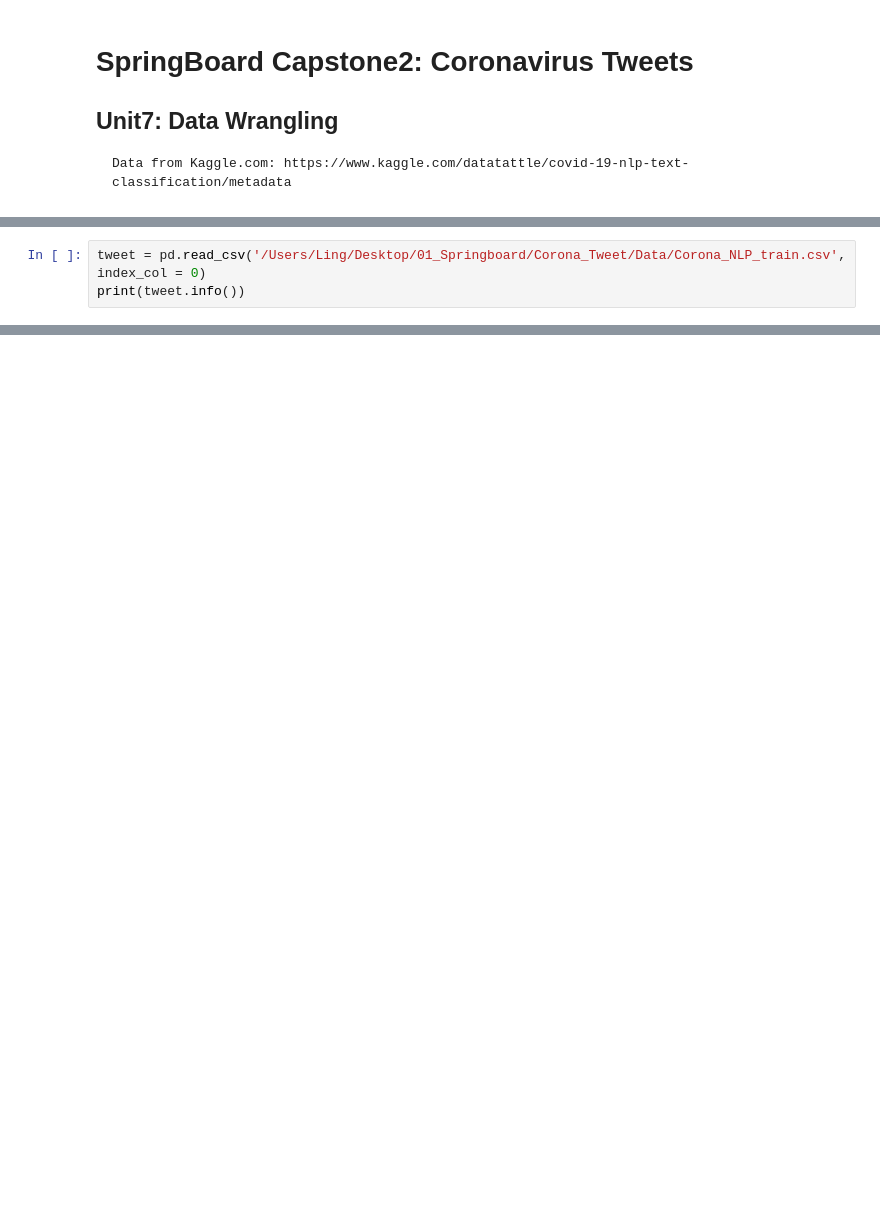
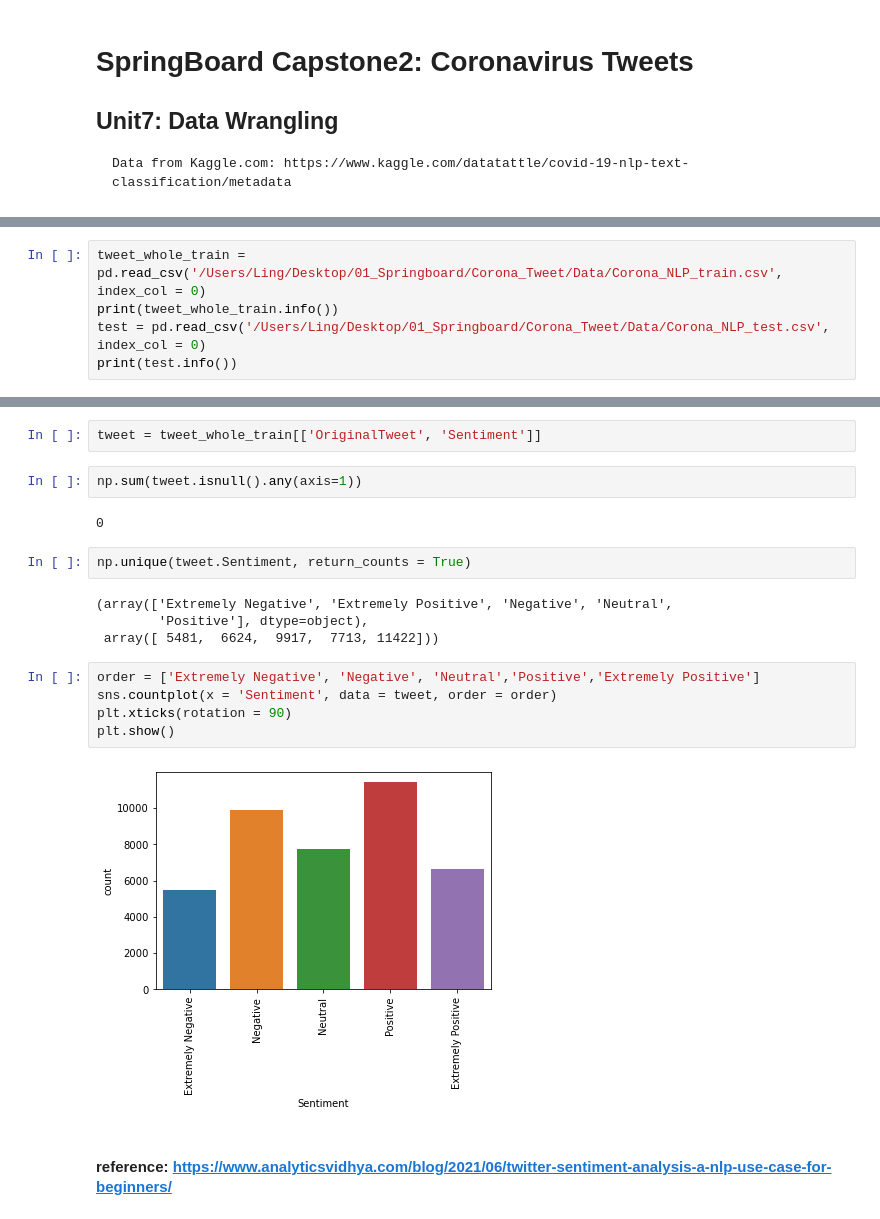
Before and after one commit to mengyanl/Corona_Tweet, a Jupyter notebook: Tweet_Wranggling.ipynb, the cells around one changed output, grey strips where cells are left out. Drawn from its saved outputs; the diff is of its cells as text; blank space fills up the shorter version.

```diff
--- a/Tweet_Wranggling.ipynb
+++ b/Tweet_Wranggling.ipynb
@@ -12,6 +29,8 @@ import seaborn as sns
 # %%
-tweet = pd.read_csv('/Users/Ling/Desktop/01_Springboard/Corona_Tweet/Data/Corona_NLP_train.csv', index_col = 0)
-print(tweet.info())
+tweet_whole_train = pd.read_csv('/Users/Ling/Desktop/01_Springboard/Corona_Tweet/Data/Corona_NLP_train.csv', index_col = 0)
+print(tweet_whole_train.info())
+test = pd.read_csv('/Users/Ling/Desktop/01_Springboard/Corona_Tweet/Data/Corona_NLP_test.csv', index_col = 0)
+print(test.info())
 # %% [output]
 <class 'pandas.core.frame.DataFrame'>
 Int64Index: 41157 entries, 3799 to 44955
@@ -37,0 +72,21 @@ Name: 3800, dtype: object
+# %%
+tweet = tweet_whole_train[['OriginalTweet', 'Sentiment']]
+# %%
+np.sum(tweet.isnull().any(axis=1))
+# %% [output]
+0
+# %%
+np.unique(tweet.Sentiment, return_counts = True)
+# %% [output]
+(array(['Extremely Negative', 'Extremely Positive', 'Negative', 'Neutral',
+        'Positive'], dtype=object),
+ array([ 5481,  6624,  9917,  7713, 11422]))
+# %%
+order = ['Extremely Negative', 'Negative', 'Neutral','Positive','Extremely Positive']
+sns.countplot(x = 'Sentiment', data = tweet, order = order)
+plt.xticks(rotation = 90)
+plt.show()
+# %% [output]
+[figure, added]
+# %% [markdown]
+#### reference: https://www.analyticsvidhya.com/blog/2021/06/twitter-sentiment-analysis-a-nlp-use-case-for-beginners/
```
Also changed, not shown: parts of 25 cells of this notebook.
